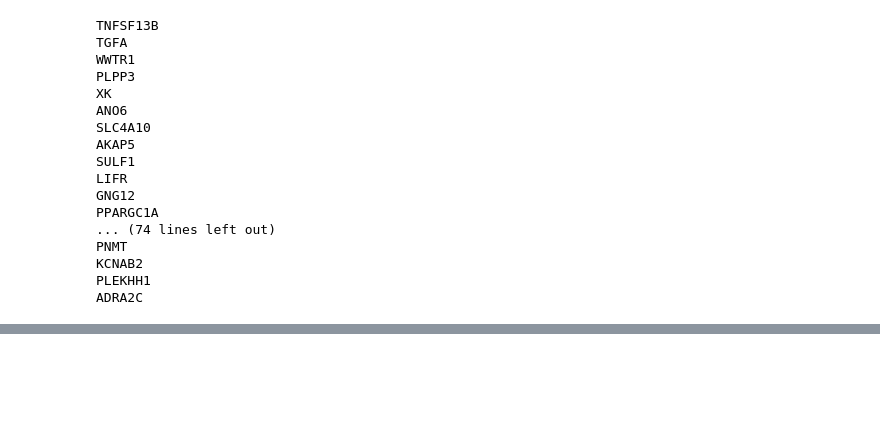
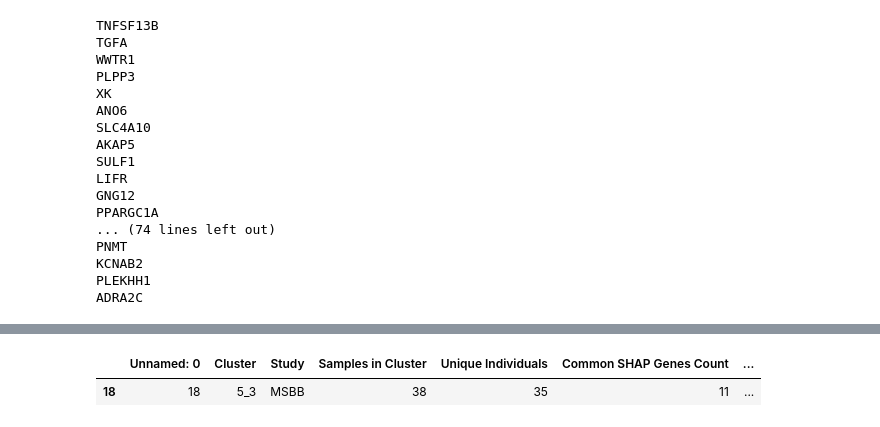
Before and after one commit to mmottaqii/AD-Biomarkers-MultiOmics, a Jupyter notebook: scripts/review_aug_26.ipynb, the cells around one changed output, grey strips where cells are left out. Drawn from its saved outputs; the diff is of its cells as text; code cells hidden in the pictures; blank space fills up the shorter version.

```diff
--- a/scripts/review_aug_26.ipynb
+++ b/scripts/review_aug_26.ipynb
@@ -4141,0 +4211,10 @@ ADRA2C
+# %%
+# Replace 'path_to_attribute_file.csv' with your actual file path
+attributes_df = pd.read_csv('~/rnaseq_synapse/summary_shap_gwas_intermediates_sep19.csv')
+
+# Extract rows where 'Cluster' column is '5_1'
+filtered_attributes = attributes_df[attributes_df['Cluster'] == '5_3']
+filtered_attributes
+# %% [output]
+|  | Unnamed: 0 | Cluster | Study | Samples in Cluster | Unique Individuals | Common SHAP Genes Count | ... |
+| 18 | 18 | 5_3 | MSBB | 38 | 35 | 11 | ... |
```
Also changed, not shown: parts of 13 cells of this notebook.
